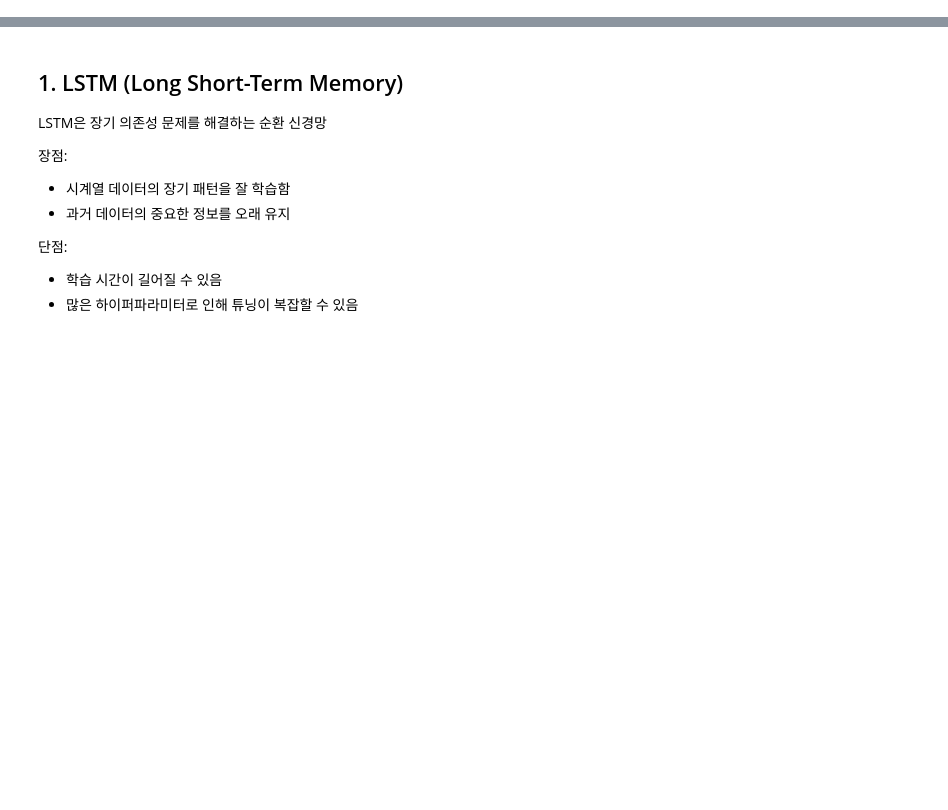
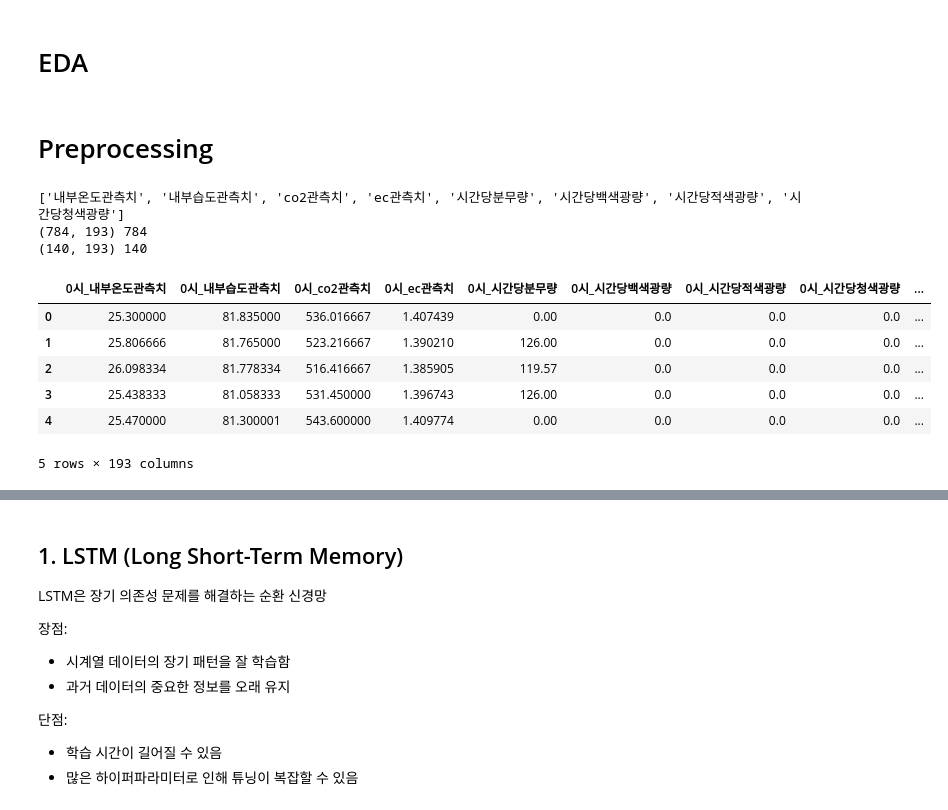
Before and after one commit to jangjung-coding/lettuce_predict_ai, a Jupyter notebook: lettuce_AI.ipynb, the cells around one changed output, grey strips where cells are left out. Saved outputs shown, nothing was run; the diff lists cells and outputs as text; code cells hidden in the pictures; blank space fills up the shorter version.

```diff
--- a/lettuce_AI.ipynb
+++ b/lettuce_AI.ipynb
@@ -55,3 +84,7 @@ seed_everything(CFG['SEED']) # Seed 고정
 # %%
-all_input_list = sorted(glob.glob('./train_input/*.csv'))
-all_target_list = sorted(glob.glob('./train_target/*.csv'))
+# 전체 데이터 경로
+all_input_list = sorted(glob.glob('./data/train_input/*.csv'))
+all_target_list = sorted(glob.glob('./data/train_target/*.csv'))
+
+test_input_list = sorted(glob.glob('./data/test_input/*.csv'))
+test_target_list = sorted(glob.glob('./data/test_target/*.csv'))
@@ -233,0 +91,4 @@ submission.close()
+# %% [markdown]
+# EDA
+# %% [markdown]
+# Preprocessing
@@ -233,0 +168,37 @@ submission.close()
+# %%
+# 총 변수 리스트
+# col_list = ['DAT','obs_time','내부온도관측치', '내부습도관측치', 'co2관측치','ec관측치','시간당분무량',
+#        '일간누적분무량', '시간당백색광량', '일간누적백색광량', '시간당적색광량', '일간누적적색광량', '시간당청색광량',
+#        '일간누적청색광량', '시간당총광량', '일간누적총광량','습도온도','습도이산화탄소','온도이산화탄소','습도온도이산화탄소','광량여부']
+col_list = ['DAT','obs_time','내부온도관측치', '내부습도관측치', 'co2관측치','ec관측치','시간당분무량',
+       '일간누적분무량', '시간당백색광량', '일간누적백색광량', '시간당적색광량', '일간누적적색광량', '시간당청색광량',
+       '일간누적청색광량', '시간당총광량', '일간누적총광량']
+
+# 제거할 변수 선택
+drop_feature_list = ['DAT','obs_time','일간누적분무량','일간누적백색광량', '일간누적적색광량' ,'일간누적청색광량', '일간누적총광량','시간당총광량']
+
+# 사용할 변수 리스트
+feature_list = [x for x in col_list if x not in drop_feature_list]
+
+# 데이터 합치고 파생변수 생성
+train_X, train_y = merge_data(all_input_list,all_target_list,col_list,drop_feature_list)
+test_X, test_y = merge_data(test_input_list,test_target_list,col_list,drop_feature_list)
+
+predict_feature_list = train_X.columns
+print(feature_list)
+print(train_X.shape,len(train_y))
+print(test_X.shape,len(test_y))
+# %% [output]
+['내부온도관측치', '내부습도관측치', 'co2관측치', 'ec관측치', '시간당분무량', '시간당백색광량', '시간당적색광량', '시간당청색광량']
+(784, 193) 784
+(140, 193) 140
+# %%
+train_X.head()
+# %% [output]
+|  | 0시_내부온도관측치 | 0시_내부습도관측치 | 0시_co2관측치 | 0시_ec관측치 | 0시_시간당분무량 | 0시_시간당백색광량 | 0시_시간당적색광량 | 0시_시간당청색광량 | ... |
+| 0 | 25.300000 | 81.835000 | 536.016667 | 1.407439 | 0.00 | 0.0 | 0.0 | 0.0 | ... |
+| 1 | 25.806666 | 81.765000 | 523.216667 | 1.390210 | 126.00 | 0.0 | 0.0 | 0.0 | ... |
+| 2 | 26.098334 | 81.778334 | 516.416667 | 1.385905 | 119.57 | 0.0 | 0.0 | 0.0 | ... |
+| 3 | 25.438333 | 81.058333 | 531.450000 | 1.396743 | 126.00 | 0.0 | 0.0 | 0.0 | ... |
+| 4 | 25.470000 | 81.300001 | 543.600000 | 1.409774 | 0.00 | 0.0 | 0.0 | 0.0 | ... |
+5 rows × 193 columns
```
Also changed, not shown: parts of 43 cells of this notebook.
